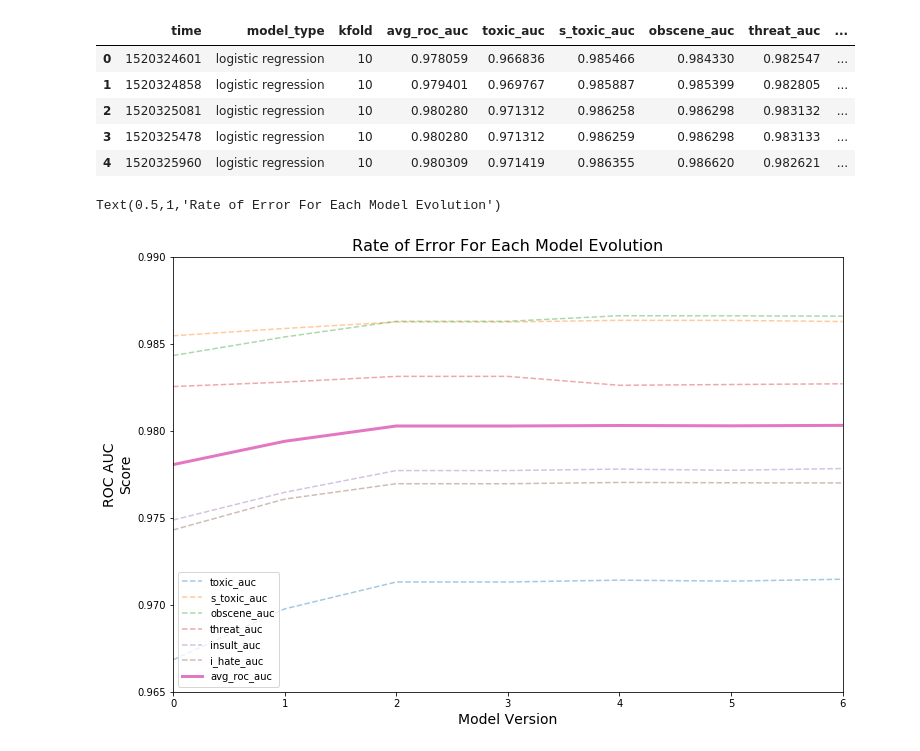
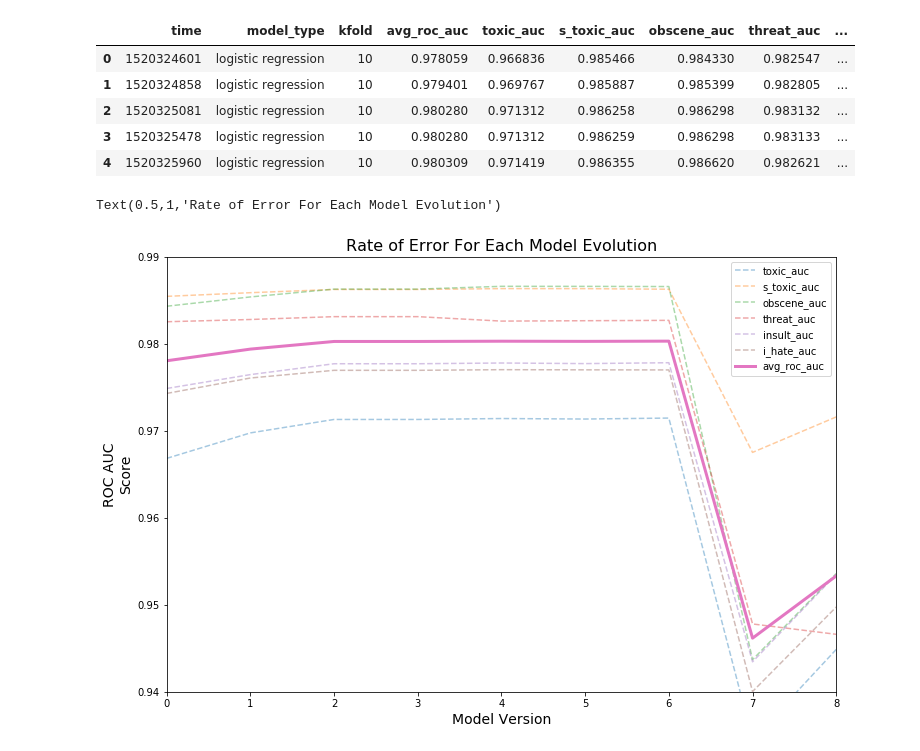
Before and after one commit to pixelatedbrian/polished-vernacular, a Jupyter notebook: notebooks/scores_monitoring.ipynb, the cells around one changed output. Drawn from its saved outputs; the diff is of its cells as text; code cells hidden in the pictures.

```diff
--- a/notebooks/scores_monitoring.ipynb
+++ b/notebooks/scores_monitoring.ipynb
@@ -15,27 +24,29 @@ data.head()
 | 3 | 1520325478 | logistic regression | 10 | 0.980280 | 0.971312 | 0.986259 | 0.986298 | 0.983133 | ... |
 | 4 | 1520325960 | logistic regression | 10 | 0.980309 | 0.971419 | 0.986355 | 0.986620 | 0.982621 | ... |
 # %%
+data = pd.read_csv("../scores.txt", delimiter="~")
+
 fig, ax = plt.subplots(figsize=(12,8))
 
 aucs = ["toxic_auc", "s_toxic_auc", "obscene_auc", "threat_auc", "insult_auc", "i_hate_auc"]
 
 x = np.arange(0, len(data[aucs[0]]))
 
 for auc in aucs:
 
 
     ax.plot(x, data[auc], label=auc, alpha=0.4, ls="--")
 
 ax.plot(x, data["avg_roc_auc"], lw=3, label="avg_roc_auc")
 ax.legend()
 ax.set_xlim(0, len(data[aucs[0]])-1)
-ax.set_ylim(0.965, 0.99)
+ax.set_ylim(0.94, 0.99)
 ax.set_xlabel("Model Version", size=14)
 ax.set_ylabel("ROC AUC\nScore", size=14)
 ax.set_title("Rate of Error For Each Model Evolution", size=16)
 # %% [output]
 Text(0.5,1,'Rate of Error For Each Model Evolution')
-[figure, old version]
+[figure, new version]
 # %%
 # First 5 models were simply logistic regression with larger tfidfvectorizer feature sizes
 # model 0: 5k, model 1: 10k, model 2: 25k, model 3: 50k, model 4: 75k, model 5: 100k
```
Also changed, not shown: parts of 3 cells of this notebook, 2 other files.
